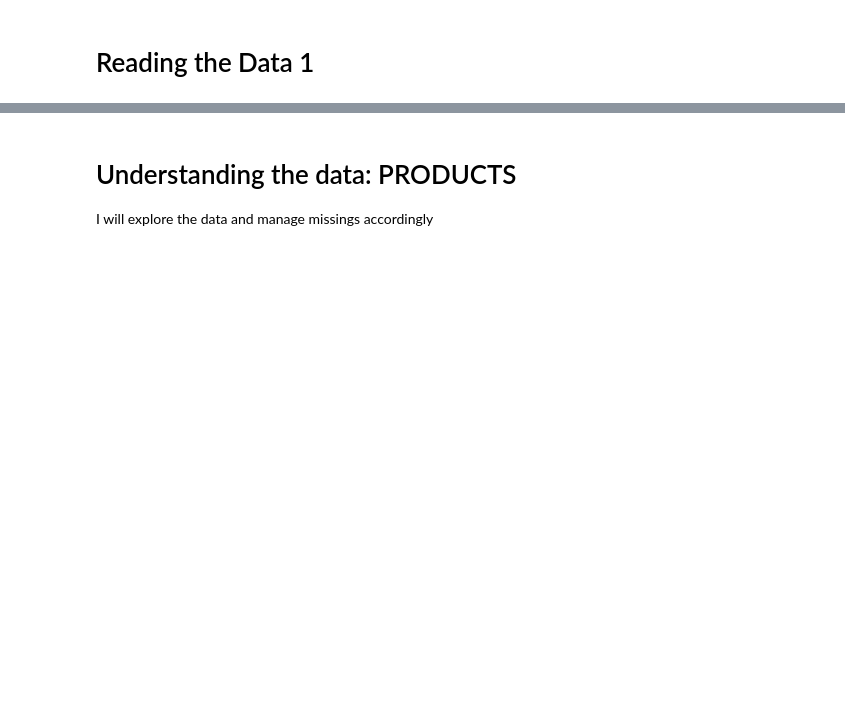
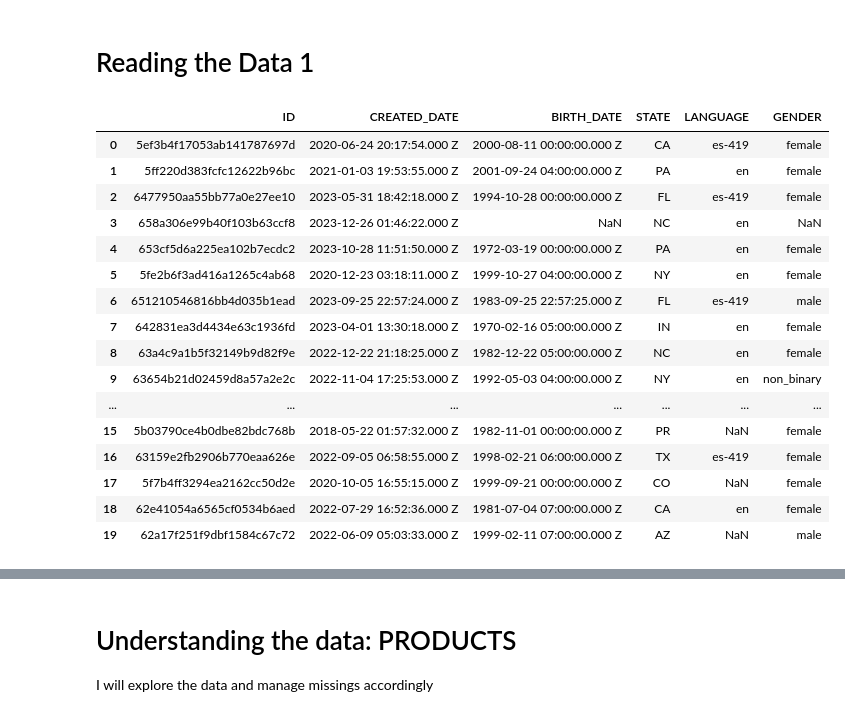
Before and after one commit to mariaob1201/FETCH-challenge, a Jupyter notebook: 2_processing/1.2_cleaning_merging.ipynb, the cells around one changed output, grey strips where cells are left out. Cells and saved outputs as stored; diff of their text form; code cells hidden in the pictures; blank space fills up the shorter version.

```diff
--- a/2_processing/1.2_cleaning_merging.ipynb
+++ b/2_processing/1.2_cleaning_merging.ipynb
@@ -83,3 +88,23 @@ Requirement already satisfied: six>=1.5 in /Users/mariaoros/Documents/Github-pro
 products = pd.read_csv('../1_data/raw/PRODUCTS_TAKEHOME.csv', sep=',')
 transaction = pd.read_csv('../1_data/raw/TRANSACTION_TAKEHOME.csv', sep=',')
 user = pd.read_csv('../1_data/raw/USER_TAKEHOME.csv', sep=',')
+# %%
+user.head(20)
+# %% [output]
+|  | ID | CREATED_DATE | BIRTH_DATE | STATE | LANGUAGE | GENDER |
+| 0 | 5ef3b4f17053ab141787697d | 2020-06-24 20:17:54.000 Z | 2000-08-11 00:00:00.000 Z | CA | es-419 | female |
+| 1 | 5ff220d383fcfc12622b96bc | 2021-01-03 19:53:55.000 Z | 2001-09-24 04:00:00.000 Z | PA | en | female |
+| 2 | 6477950aa55bb77a0e27ee10 | 2023-05-31 18:42:18.000 Z | 1994-10-28 00:00:00.000 Z | FL | es-419 | female |
+| 3 | 658a306e99b40f103b63ccf8 | 2023-12-26 01:46:22.000 Z | NaN | NC | en | NaN |
+| 4 | 653cf5d6a225ea102b7ecdc2 | 2023-10-28 11:51:50.000 Z | 1972-03-19 00:00:00.000 Z | PA | en | female |
+| 5 | 5fe2b6f3ad416a1265c4ab68 | 2020-12-23 03:18:11.000 Z | 1999-10-27 04:00:00.000 Z | NY | en | female |
+| 6 | 651210546816bb4d035b1ead | 2023-09-25 22:57:24.000 Z | 1983-09-25 22:57:25.000 Z | FL | es-419 | male |
+| 7 | 642831ea3d4434e63c1936fd | 2023-04-01 13:30:18.000 Z | 1970-02-16 05:00:00.000 Z | IN | en | female |
+| 8 | 63a4c9a1b5f32149b9d82f9e | 2022-12-22 21:18:25.000 Z | 1982-12-22 05:00:00.000 Z | NC | en | female |
+| 9 | 63654b21d02459d8a57a2e2c | 2022-11-04 17:25:53.000 Z | 1992-05-03 04:00:00.000 Z | NY | en | non_binary |
+| ... | ... | ... | ... | ... | ... | ... |
+| 15 | 5b03790ce4b0dbe82bdc768b | 2018-05-22 01:57:32.000 Z | 1982-11-01 00:00:00.000 Z | PR | NaN | female |
+| 16 | 63159e2fb2906b770eaa626e | 2022-09-05 06:58:55.000 Z | 1998-02-21 06:00:00.000 Z | TX | es-419 | female |
+| 17 | 5f7b4ff3294ea2162cc50d2e | 2020-10-05 16:55:15.000 Z | 1999-09-21 00:00:00.000 Z | CO | NaN | female |
+| 18 | 62e41054a6565cf0534b6aed | 2022-07-29 16:52:36.000 Z | 1981-07-04 07:00:00.000 Z | CA | en | female |
+| 19 | 62a17f251f9dbf1584c67c72 | 2022-06-09 05:03:33.000 Z | 1999-02-11 07:00:00.000 Z | AZ | NaN | male |
```
Also changed, not shown: parts of 7 cells of this notebook, 3 other files.
